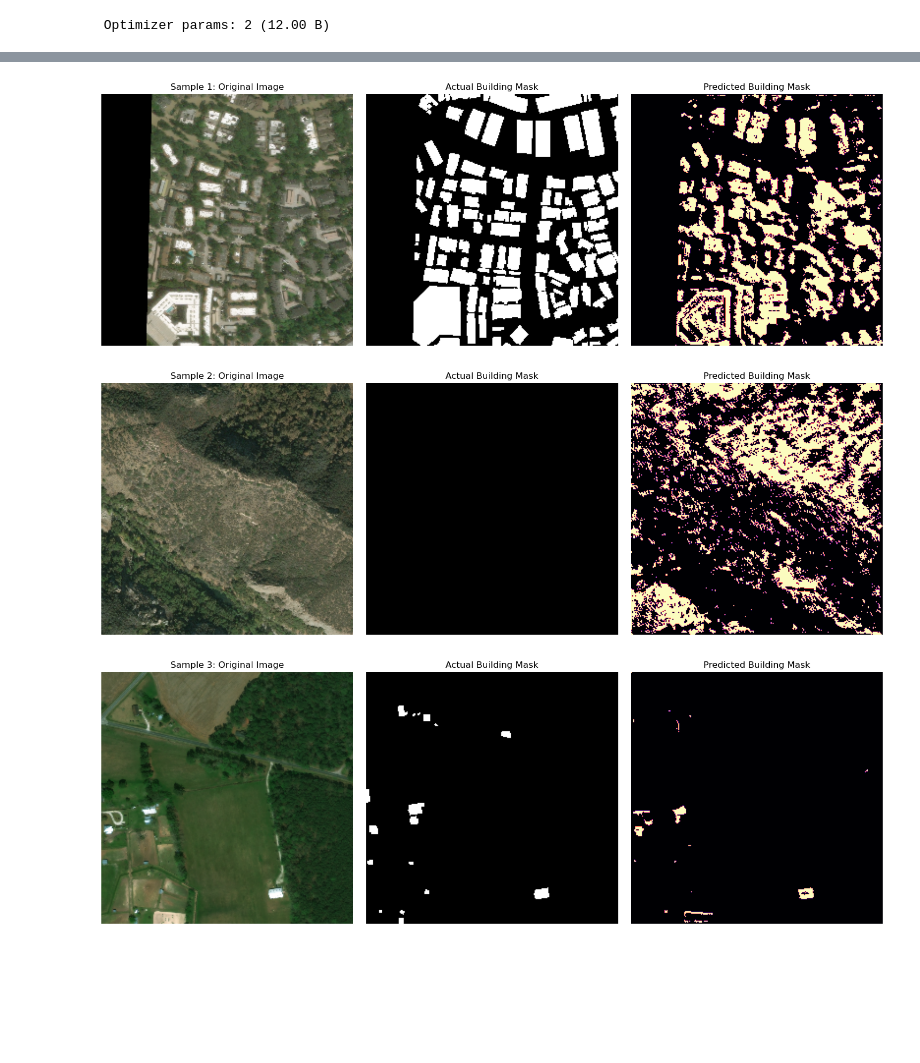
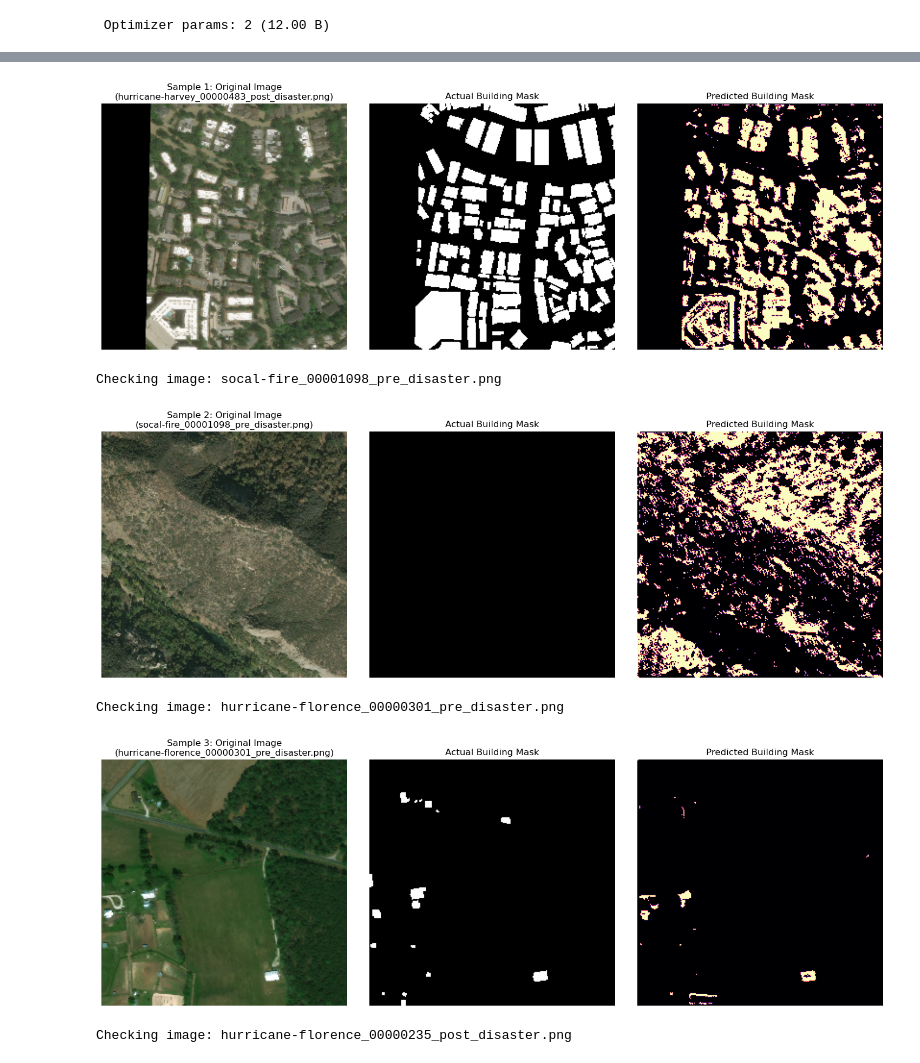
Before and after one commit to savnimaheshwari/catapult, a Jupyter notebook: ml_pipeline/Model_2_Building_Detection.ipynb, the cells around one changed output, grey strips where cells are left out. Saved outputs shown, nothing was run; the diff lists cells and outputs as text; code cells hidden in the pictures; blank space fills up the shorter version.

```diff
--- a/ml_pipeline/Model_2_Building_Detection.ipynb
+++ b/ml_pipeline/Model_2_Building_Detection.ipynb
@@ -204,7 +204,7 @@ plot_history(history)
 # %% [output]
 [figure]
 # %%
-def display_predictions(dataset, model, num_samples=3):
+def display_predictions(dataset, model, num_samples=3, image_paths=None):
     # Take a batch from the dataset
     for images, masks in dataset.take(1):
         preds = model.predict(images)
@@ -212,12 +212,20 @@ def display_predictions(dataset, model, num_samples=3):
         preds_binary = (preds > 0.1).astype(np.float32)
 
         for i in range(min(num_samples, len(images))):
+            # Extract filename if available
+            filename_str = ""
+            if image_paths is not None and i < len(image_paths):
+                import os
+                filename = os.path.basename(image_paths[i])
+                filename_str = f"\n({filename})"
+                print(f"Checking image: {filename}")
+
             plt.figure(figsize=(15, 5))
 
             # 1. Original Image
             plt.subplot(1, 3, 1)
             plt.imshow(images[i].numpy().astype("uint8"))
-            plt.title(f"Sample {i+1}: Original Image")
+            plt.title(f"Sample {i+1}: Original Image{filename_str}")
             plt.axis("off")
 
             # 2. Actual Label (Ground Truth)
@@ -275,6 +283,6 @@ Model: "functional"
 unet_model = model
 
 print("Generating predictions for test samples...")
-display_predictions(test_ds, unet_model, num_samples=4)
+display_predictions(test_ds, unet_model, num_samples=4, image_paths=test_paths)
 # %% [output]
 Generating predictions for test samples...
@@ -282,3 +291,6 @@ Generating predictions for test samples...
-[figure, old version]
+[figure, new version]
+Checking image: socal-fire_00001098_pre_disaster.png
-[figure, old version]
+[figure, new version]
+Checking image: hurricane-florence_00000301_pre_disaster.png
-[figure, old version]
+[figure, new version]
+Checking image: hurricane-florence_00000235_post_disaster.png
```
Also changed, not shown: parts of 1 cell of this notebook, 1 other file.
